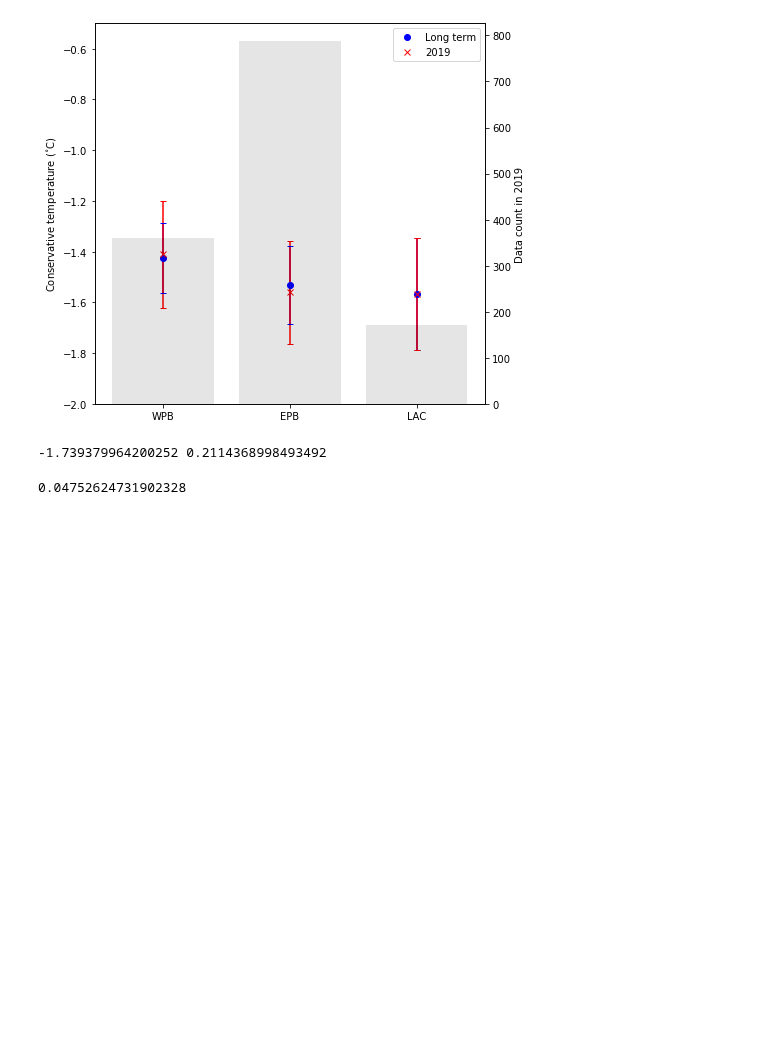
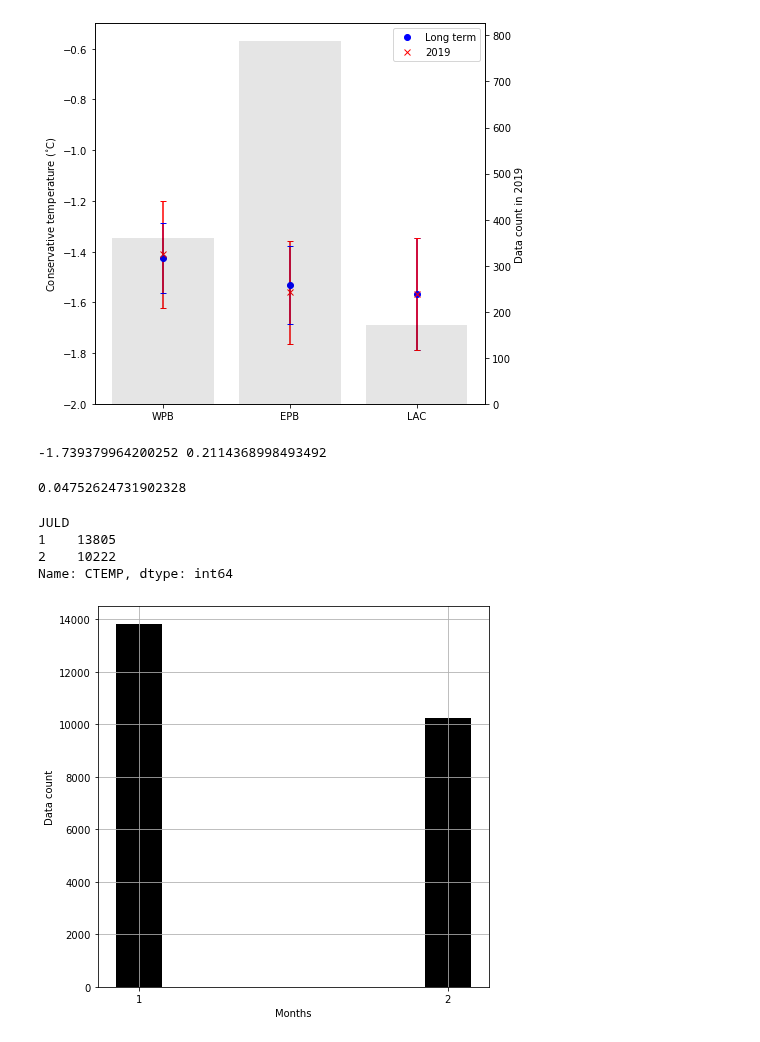
Before and after one commit to adityarn/antarctic_margins_MEOP, a Jupyter notebook: MEOP2020_analysis.ipynb, the cells around one changed output. Cells and saved outputs as stored; diff of their text form; code cells hidden in the pictures; blank space fills up the shorter version.

```diff
--- a/MEOP2020_analysis.ipynb
+++ b/MEOP2020_analysis.ipynb
@@ -238,3 +238,24 @@ dfsel = df2020.JULD.dt.year == 2019
 df2020[dfsel].CTEMP.mean()
 # %% [output]
 0.04752624731902328
+# %%
+monthly_count
+# %% [output]
+JULD
+1    13805
+2    10222
+Name: CTEMP, dtype: int64
+# %%
+dfsel = (dfmg.JULD.dt.year == 2019) & ~dfmg.CTEMP.isna() # select profiles from 2019 and all non-null rows for conservative temperature
+monthly_count = dfmg.loc[dfsel, "CTEMP"].groupby(dfmg.loc[dfsel, "JULD"].dt.month).count()
+
+plt.close(1)
+fig = plt.figure(1, figsize=(7,7))
+ax = plt.subplot()
+ax.bar(monthly_count.index, monthly_count, width=0.15, color='k')
+ax.set_xticks(monthly_count.index)
+ax.set_xlabel("Months")
+ax.set_ylabel("Data count")
+ax.grid("--")
+# %% [output]
+[figure, added]
```
Also changed, not shown: parts of 1 cell of this notebook, 8 other files.
